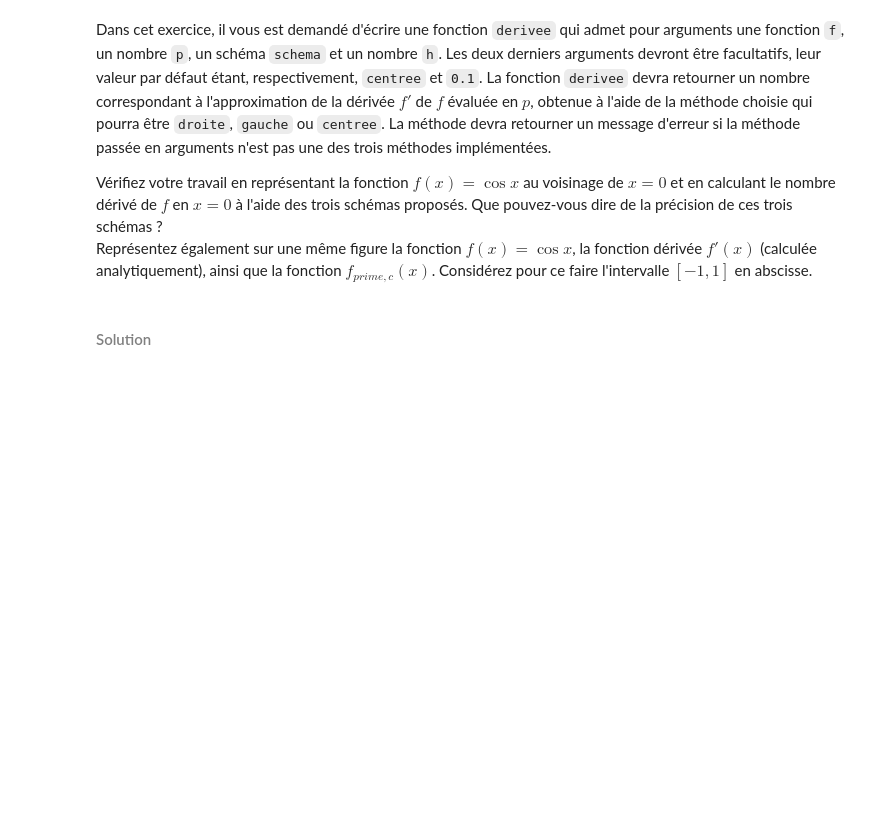
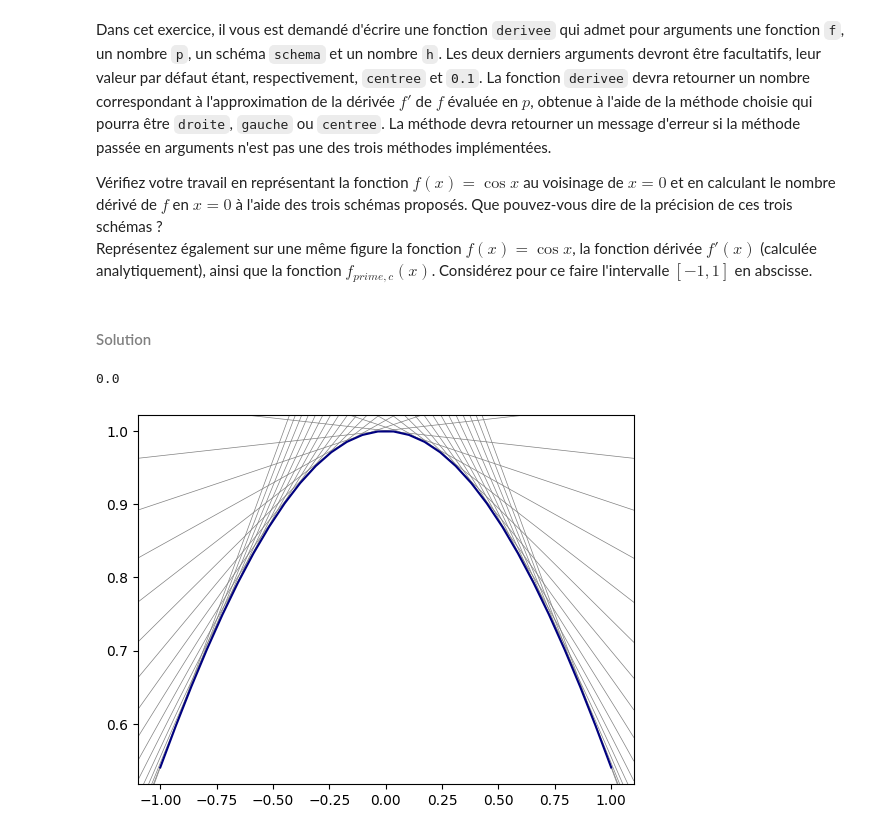
Before and after one commit to mightykatun/epfl-icc-man, a Jupyter notebook: Series/Serie_10/Serie_10.ipynb, the cells around one changed output. Saved outputs shown, nothing was run; the diff lists cells and outputs as text; code cells hidden in the pictures; blank space fills up the shorter version.

```diff
--- a/Series/Serie_10/Serie_10.ipynb
+++ b/Series/Serie_10/Serie_10.ipynb
@@ -395,3 +395,34 @@ Vérifiez votre travail en représentant la fonction $f(x)=\cos{x}$ au voisinage
 Représentez également sur une même figure la fonction $f(x)=\cos{x}$, la fonction dérivée $f'(x)$ (calculée analytiquement), ainsi que la fonction $f_{prime,c}(x)$. Considérez pour ce faire l'intervalle $[-1,1]$ en abscisse.
 # %% [markdown]
 #### <font color=grey>Solution </font>
+# %%
+def derivative(func, p, schema='c', h=0.1):
+    # centered
+    if schema[0] == 'c':
+        return (func(p + h) - func(p - h))/(2 * h)
+
+    # left
+    elif schema[0] == 'l':
+        return (func(p) - func(p - h))/(2 * h)
+
+    # right
+    elif schema[0] == 'r':
+        return (func(p + h) - func(p))/(2 * h)
+
+    # input problem
+    else:
+        raise Warning("Schema must be one of 'left', 'right' or 'centered'")
+# %%
+print(derivative(lambda x: np.cos(x), 0))
+# %% [output]
+0.0
+# %%
+f = lambda x: np.cos(x)
+
+for i in (inter := np.linspace(-1, 1, 30)):
+    plt.axline((i, f(i)), slope=derivative(f, i), linewidth=0.5, color='gray')
+
+plt.plot(inter, f(inter), color='navy')
+plt.show()
+# %% [output]
+[figure, added]
```
